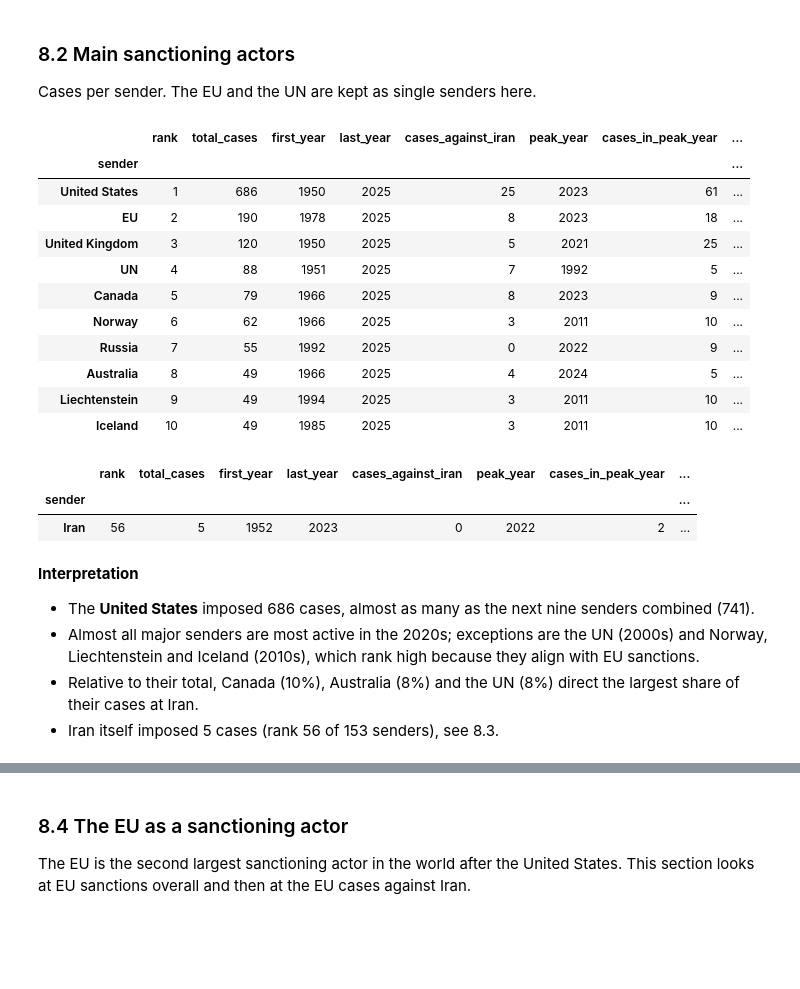
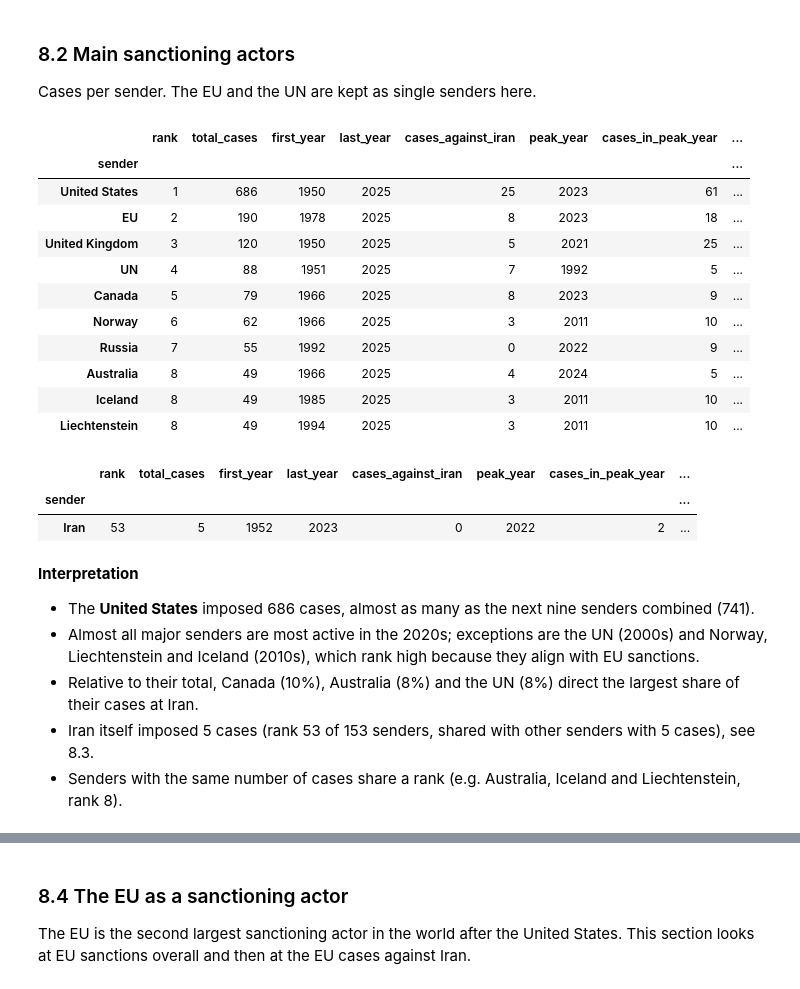
Before and after one commit to Amirhouschang/iran-sanctions-analysis, a Jupyter notebook: iran_sanctions_analysis.ipynb, the cells around one changed output, grey strips where cells are left out. Drawn from its saved outputs; the diff is of its cells as text; code cells hidden in the pictures; blank space fills up the shorter version.

```diff
--- a/iran_sanctions_analysis.ipynb
+++ b/iran_sanctions_analysis.ipynb
@@ -925,47 +933,53 @@ sender_table["cases_in_peak_year"] = cases_per_sender_year.groupby(level=0).max(
 
 # Most active decade per sender
 cases_per_decade = (
     senders.assign(decade=senders["begin_year"] // 10 * 10)
     .groupby(["sender", "decade"])["case_id"].nunique()
 )
 sender_table["peak_decade"] = cases_per_decade.groupby(level=0).idxmax().str[1].astype(str) + "s"
 
 # Cases per objective
 sender_objectives = senders.assign(objective=senders["objective"].str.split(",")).explode("objective")
 sender_objectives["objective"] = sender_objectives["objective"].str.strip()
 objective_per_sender = (
     sender_objectives.groupby(["sender", "objective"])["case_id"].nunique().unstack(fill_value=0)
 )
 
-sender_table = sender_table.join(objective_per_sender).sort_values("total_cases", ascending=False)
-sender_table.insert(0, "rank", range(1, len(sender_table) + 1))
+# Sorted by number of cases, ties alphabetically; equal case counts share a rank
+sender_table = (
+    sender_table.join(objective_per_sender)
+    .sort_index()
+    .sort_values("total_cases", ascending=False, kind="stable")
+)
+sender_table.insert(0, "rank", sender_table["total_cases"].rank(ascending=False, method="min").astype(int))
 sender_table["iran_share"] = (sender_table["cases_against_iran"] / sender_table["total_cases"]).round(3)
 
 display(sender_table.head(10))
 display(sender_table.loc[["Iran"]])
 # %% [output]
 |  | rank | total_cases | first_year | last_year | cases_against_iran | peak_year | cases_in_peak_year | ... |
 | sender |  |  |  |  |  |  |  | ... |
 | United States | 1 | 686 | 1950 | 2025 | 25 | 2023 | 61 | ... |
 | EU | 2 | 190 | 1978 | 2025 | 8 | 2023 | 18 | ... |
 | United Kingdom | 3 | 120 | 1950 | 2025 | 5 | 2021 | 25 | ... |
 | UN | 4 | 88 | 1951 | 2025 | 7 | 1992 | 5 | ... |
 | Canada | 5 | 79 | 1966 | 2025 | 8 | 2023 | 9 | ... |
 | Norway | 6 | 62 | 1966 | 2025 | 3 | 2011 | 10 | ... |
 | Russia | 7 | 55 | 1992 | 2025 | 0 | 2022 | 9 | ... |
 | Australia | 8 | 49 | 1966 | 2025 | 4 | 2024 | 5 | ... |
-| Liechtenstein | 9 | 49 | 1994 | 2025 | 3 | 2011 | 10 | ... |
-| Iceland | 10 | 49 | 1985 | 2025 | 3 | 2011 | 10 | ... |
+| Iceland | 8 | 49 | 1985 | 2025 | 3 | 2011 | 10 | ... |
+| Liechtenstein | 8 | 49 | 1994 | 2025 | 3 | 2011 | 10 | ... |
 |  | rank | total_cases | first_year | last_year | cases_against_iran | peak_year | cases_in_peak_year | ... |
 | sender |  |  |  |  |  |  |  | ... |
-| Iran | 56 | 5 | 1952 | 2023 | 0 | 2022 | 2 | ... |
+| Iran | 53 | 5 | 1952 | 2023 | 0 | 2022 | 2 | ... |
 # %% [markdown]
 **Interpretation**
 - The **United States** imposed 686 cases, almost as many as the next nine senders combined (741).
 - Almost all major senders are most active in the 2020s; exceptions are the UN (2000s) and Norway,
   Liechtenstein and Iceland (2010s), which rank high because they align with EU sanctions.
 - Relative to their total, Canada (10%), Australia (8%) and the UN (8%) direct the largest share of their cases at Iran.
-- Iran itself imposed 5 cases (rank 56 of 153 senders), see 8.3.
+- Iran itself imposed 5 cases (rank 53 of 153 senders, shared with other senders with 5 cases), see 8.3.
+- Senders with the same number of cases share a rank (e.g. Australia, Iceland and Liechtenstein, rank 8).
 # %% [markdown]
 ### 8.3 Who sanctions the world?
 
```
Also changed, not shown: parts of 17 cells of this notebook, 16 other files.
